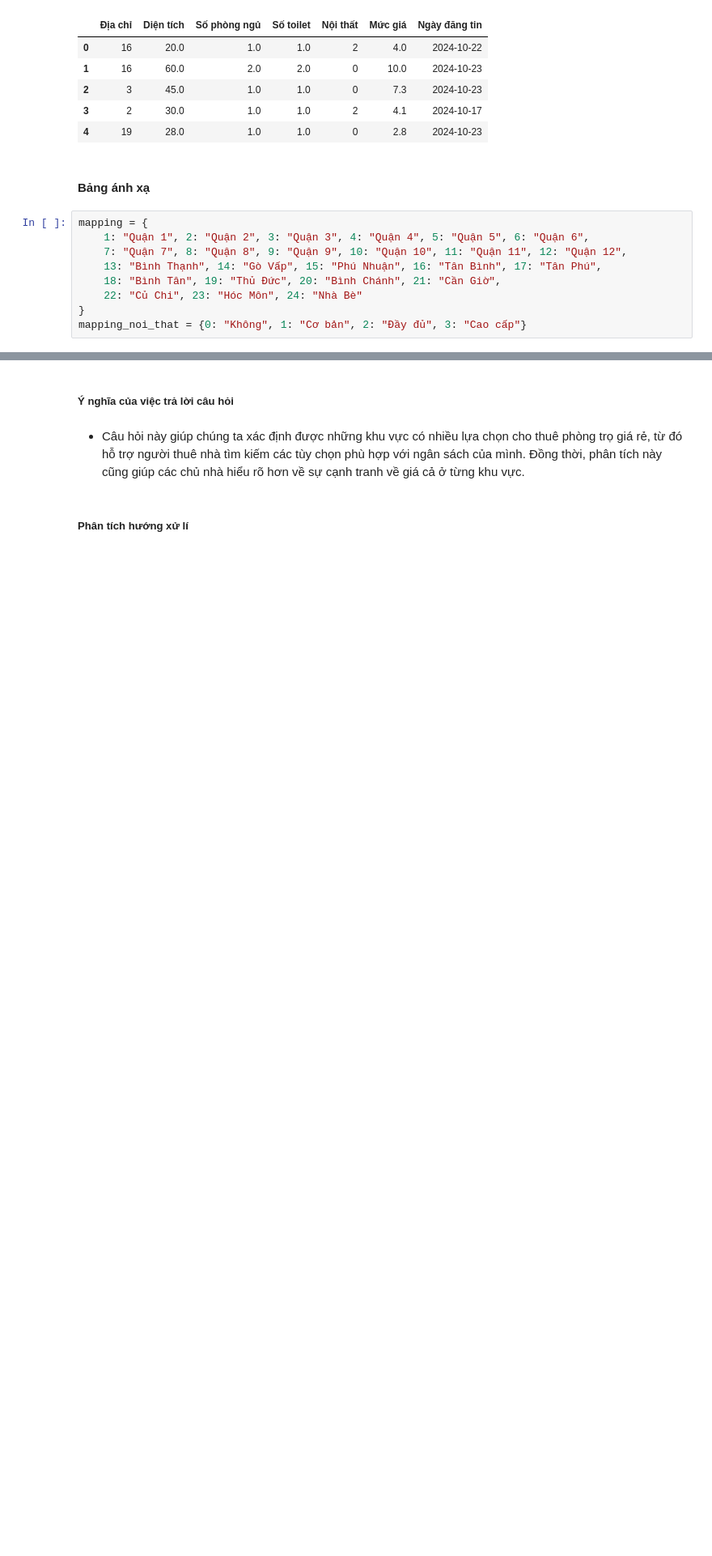
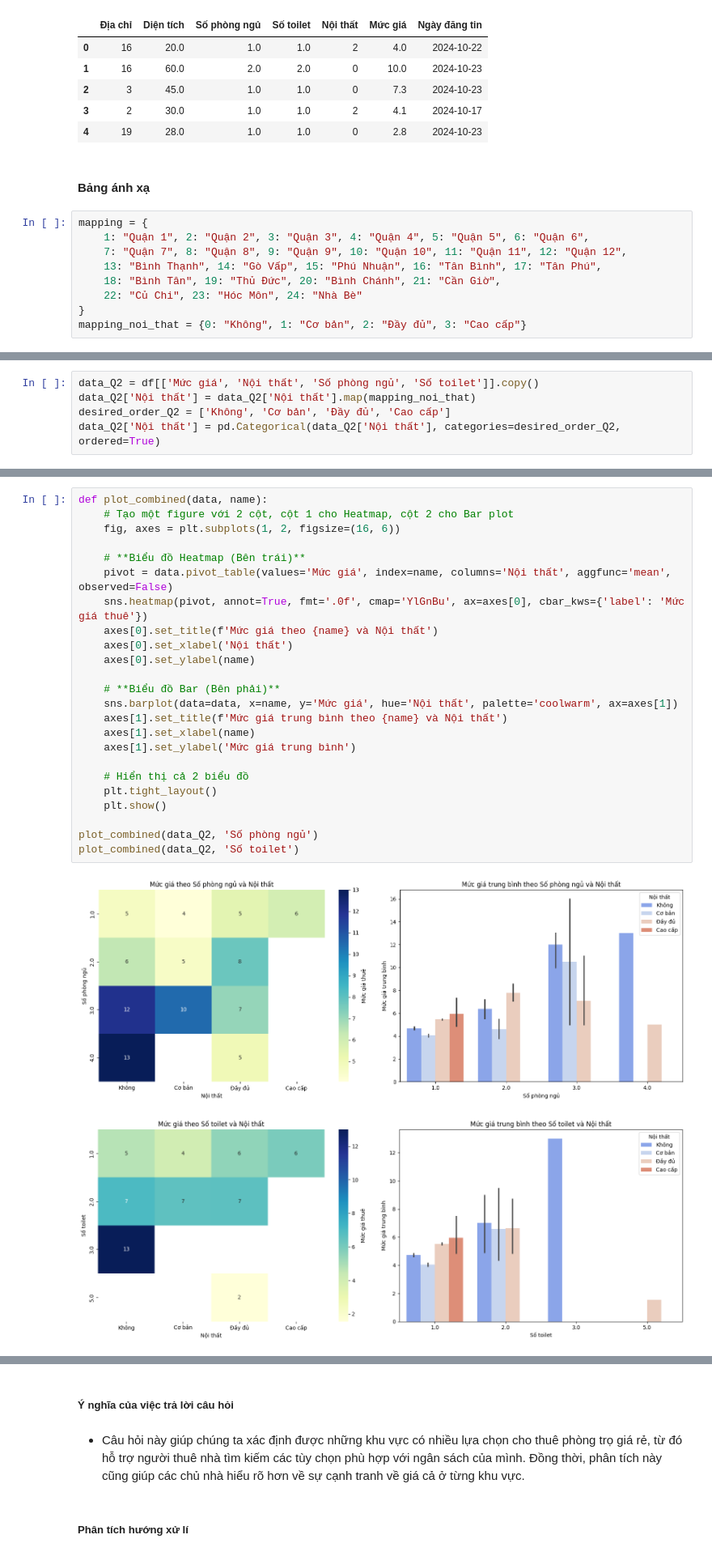
Before and after one commit to HoanggNguyen/DS_FinalProject, a Jupyter notebook: Question_Answer.ipynb, the cells around one changed output, grey strips where cells are left out. Shown at 81% size. Cells and saved outputs as stored; diff of their text form; blank space fills up the shorter version.

```diff
--- a/Question_Answer.ipynb
+++ b/Question_Answer.ipynb
@@ -77,0 +297,5 @@ mapping_noi_that = {0: "Không", 1: "Cơ bản", 2: "Đầy đủ", 3: "Cao cấ
+# %%
+data_Q2 = df[['Mức giá', 'Nội thất', 'Số phòng ngủ', 'Số toilet']].copy()
+data_Q2['Nội thất'] = data_Q2['Nội thất'].map(mapping_noi_that)
+desired_order_Q2 = ['Không', 'Cơ bản', 'Đầy đủ', 'Cao cấp']
+data_Q2['Nội thất'] = pd.Categorical(data_Q2['Nội thất'], categories=desired_order_Q2, ordered=True)
@@ -77,0 +304,27 @@ mapping_noi_that = {0: "Không", 1: "Cơ bản", 2: "Đầy đủ", 3: "Cao cấ
+# %%
+def plot_combined(data, name):
+    # Tạo một figure với 2 cột, cột 1 cho Heatmap, cột 2 cho Bar plot
+    fig, axes = plt.subplots(1, 2, figsize=(16, 6))
+
+    # **Biểu đồ Heatmap (Bên trái)**
+    pivot = data.pivot_table(values='Mức giá', index=name, columns='Nội thất', aggfunc='mean', observed=False)
+    sns.heatmap(pivot, annot=True, fmt='.0f', cmap='YlGnBu', ax=axes[0], cbar_kws={'label': 'Mức giá thuê'})
+    axes[0].set_title(f'Mức giá theo {name} và Nội thất')
+    axes[0].set_xlabel('Nội thất')
+    axes[0].set_ylabel(name)
+
+    # **Biểu đồ Bar (Bên phải)**
+    sns.barplot(data=data, x=name, y='Mức giá', hue='Nội thất', palette='coolwarm', ax=axes[1])
+    axes[1].set_title(f'Mức giá trung bình theo {name} và Nội thất')
+    axes[1].set_xlabel(name)
+    axes[1].set_ylabel('Mức giá trung bình')
+
+    # Hiển thị cả 2 biểu đồ
+    plt.tight_layout()
+    plt.show()
+
+plot_combined(data_Q2, 'Số phòng ngủ')
+plot_combined(data_Q2, 'Số toilet')
+# %% [output]
+[figure, added]
+[figure, added]
```
Also changed, not shown: parts of 51 cells of this notebook, 1 other file.
